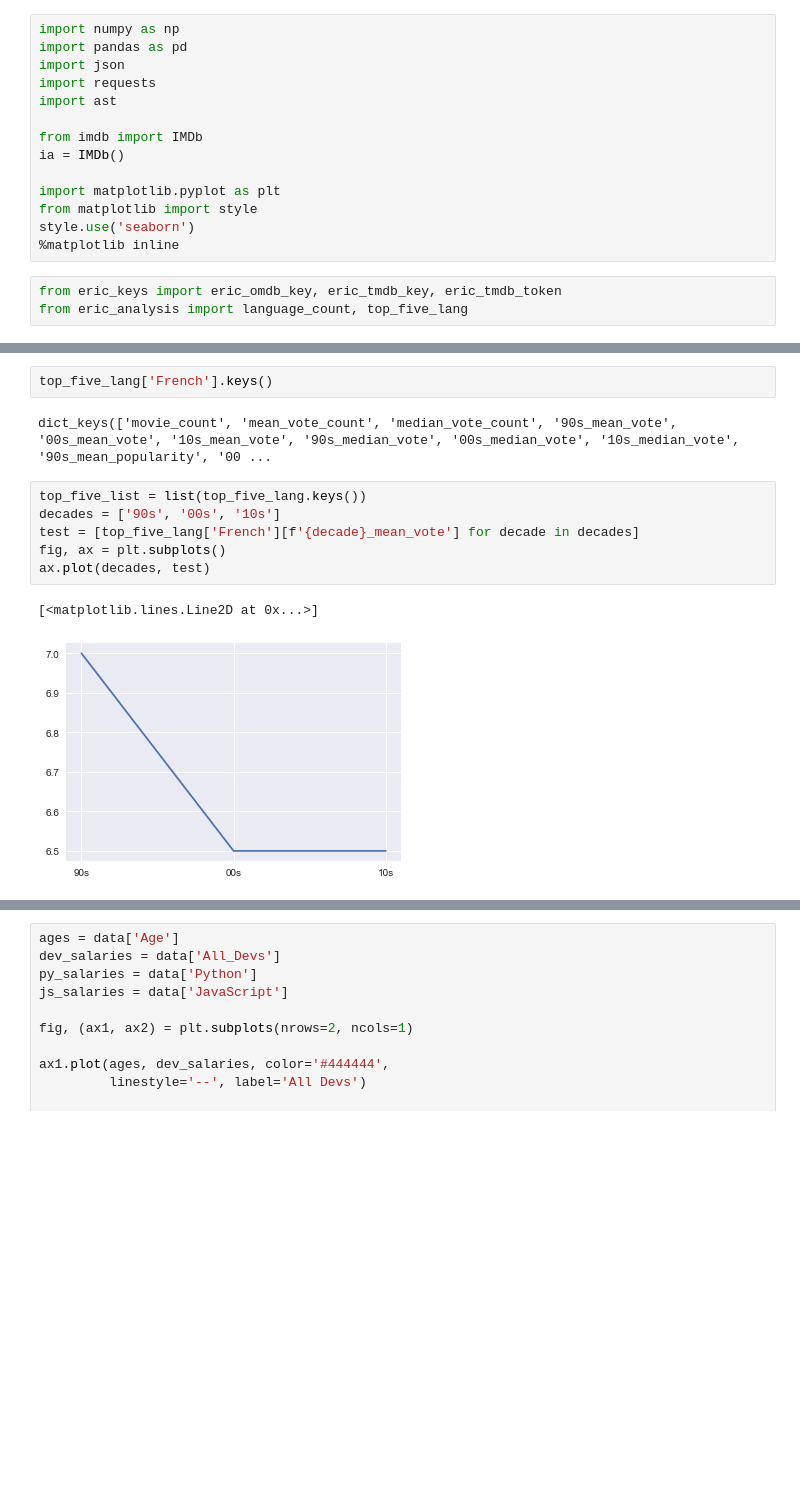
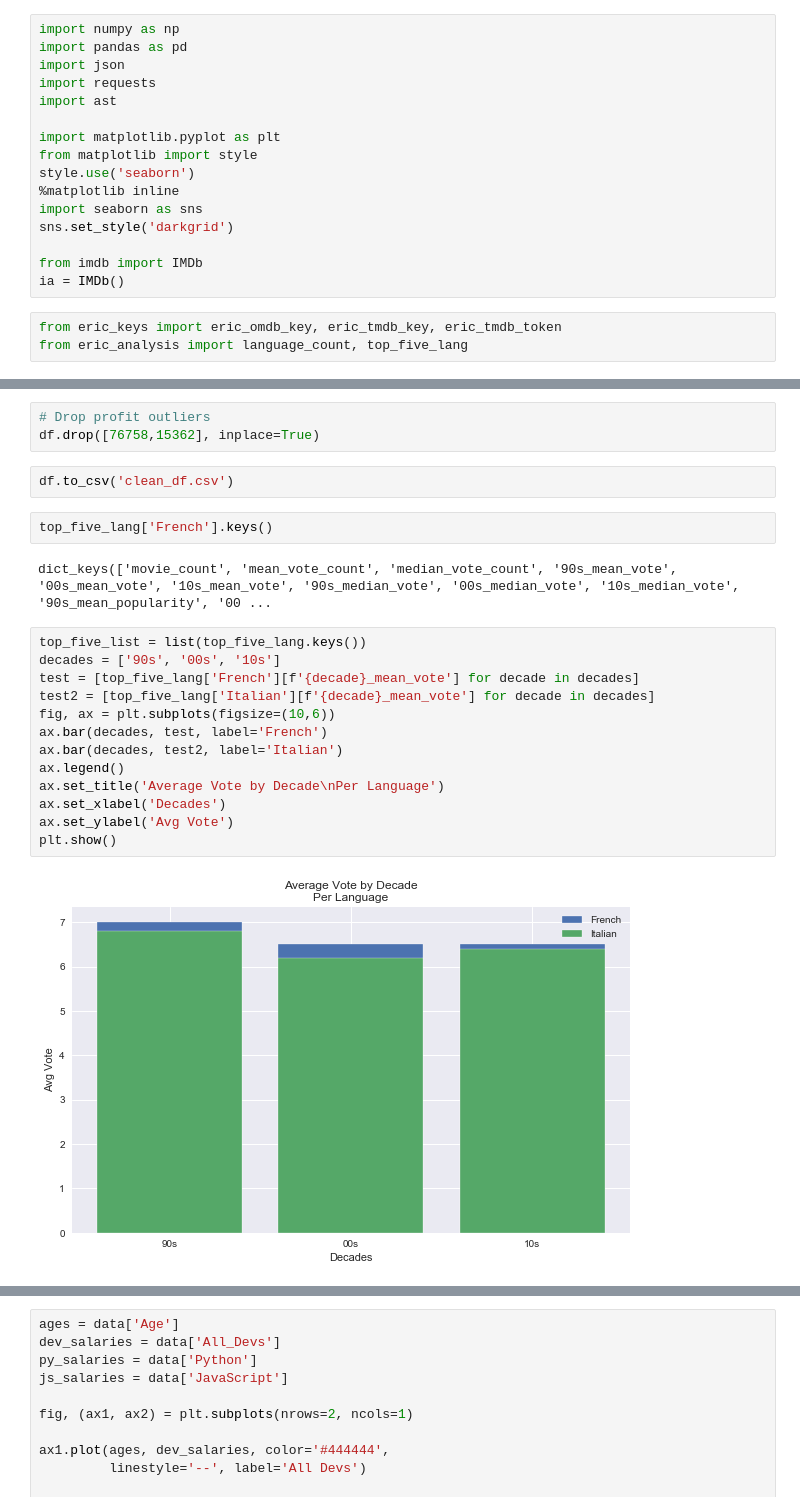
Before and after one commit to EricB10/movie_eda, a Jupyter notebook: eric_notebook.ipynb, the cells around one changed output, grey strips where cells are left out. Drawn from its saved outputs; the diff is of its cells as text; blank space fills up the shorter version.

```diff
--- a/eric_notebook.ipynb
+++ b/eric_notebook.ipynb
@@ -5,13 +5,15 @@ import json
 import requests
 import ast
 
-from imdb import IMDb
-ia = IMDb()
-
 import matplotlib.pyplot as plt
 from matplotlib import style
 style.use('seaborn')
 %matplotlib inline
+import seaborn as sns
+sns.set_style('darkgrid')
+
+from imdb import IMDb
+ia = IMDb()
 # %%
 from eric_keys import eric_omdb_key, eric_tmdb_key, eric_tmdb_token
 from eric_analysis import language_count, top_five_lang
@@ -53,3 +93,8 @@ top_five_lang['French']
+# %%
+# Drop profit outliers
+df.drop([76758,15362], inplace=True)
+# %%
+df.to_csv('clean_df.csv')
 # %%
 top_five_lang['French'].keys()
 # %% [output]
@@ -57,9 +102,15 @@ dict_keys(['movie_count', 'mean_vote_count', 'median_vote_count', '90s_mean_vote
 # %%
 top_five_list = list(top_five_lang.keys())
 decades = ['90s', '00s', '10s']
 test = [top_five_lang['French'][f'{decade}_mean_vote'] for decade in decades]
-fig, ax = plt.subplots()
-ax.plot(decades, test)
+test2 = [top_five_lang['Italian'][f'{decade}_mean_vote'] for decade in decades]
+fig, ax = plt.subplots(figsize=(10,6))
+ax.bar(decades, test, label='French')
+ax.bar(decades, test2, label='Italian')
+ax.legend()
+ax.set_title('Average Vote by Decade\nPer Language')
+ax.set_xlabel('Decades')
+ax.set_ylabel('Avg Vote')
+plt.show()
 # %% [output]
-[<matplotlib.lines.Line2D at 0x...>]
-[figure, old version]
+[figure, new version]
```
Also changed, not shown: parts of 8 cells of this notebook, 2 other files.
